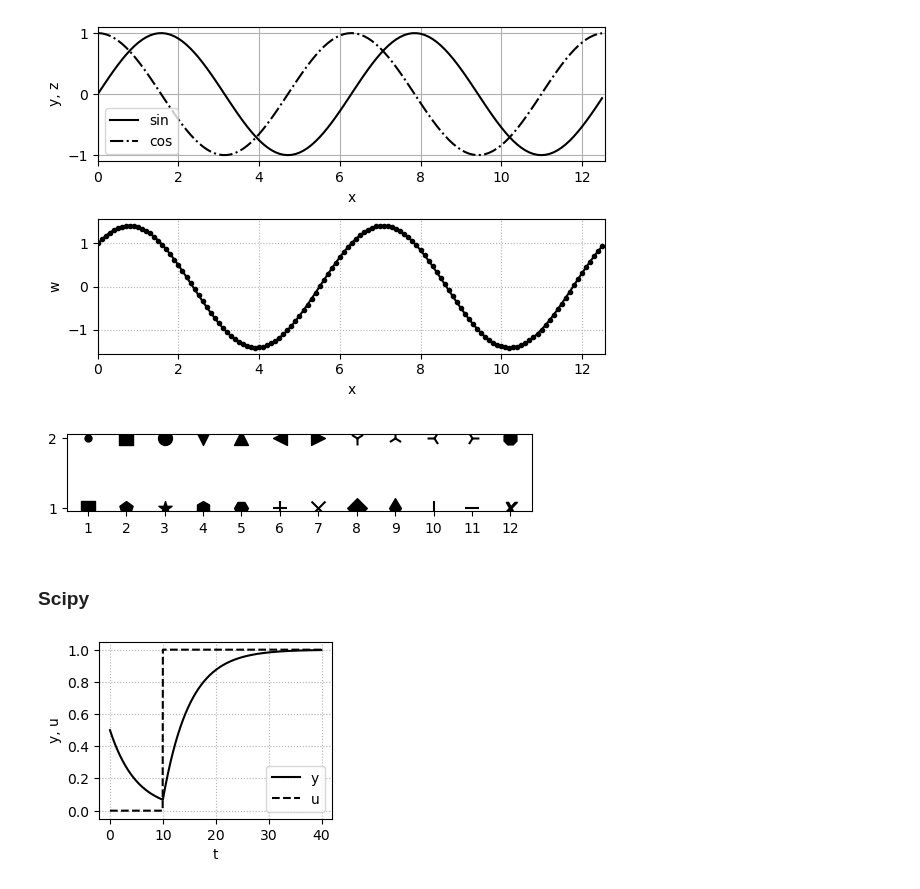
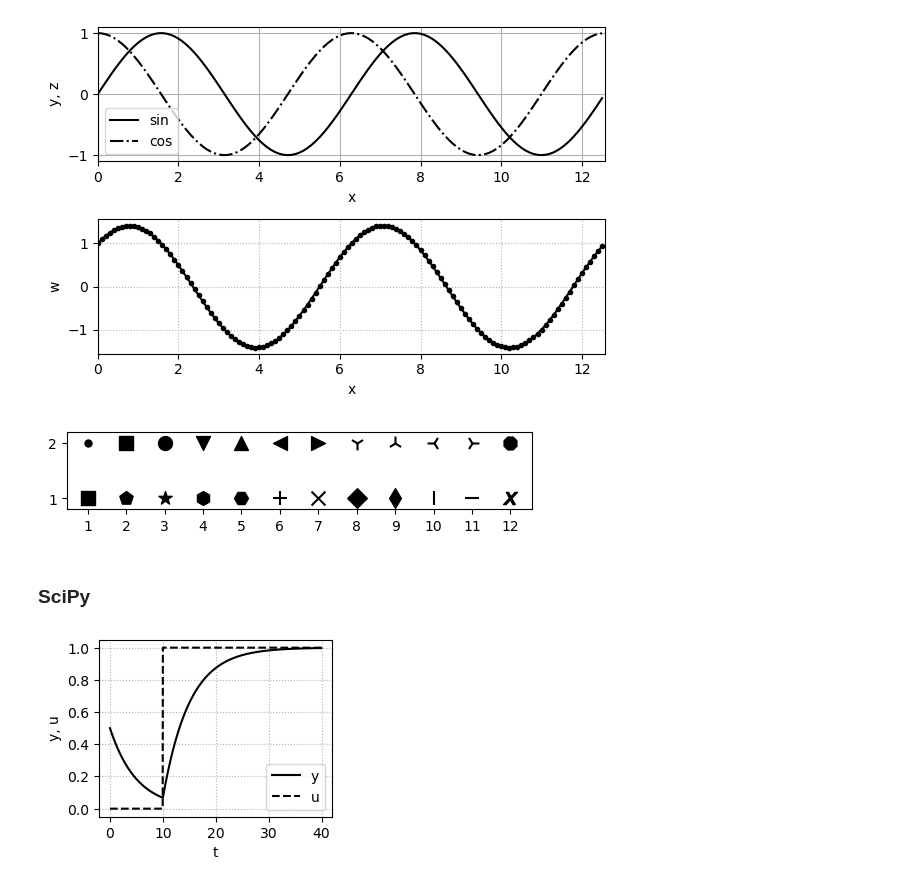
Before and after one commit to 373yuki/pyctrl2, a Jupyter notebook: chap2.ipynb, the cells around one changed output. Drawn from its saved outputs; the diff is of its cells as text; code cells hidden in the pictures.

```diff
--- a/chap2.ipynb
+++ b/chap2.ipynb
@@ -547,26 +871,27 @@ fig.tight_layout()
 # %%
 import matplotlib.pyplot as plt
 import numpy as np
 
 x  = np.arange(1, 13)
 y1 = np.repeat(2, 12)
 y2 = np.repeat(1, 12)
 
 markers1 = ['.', ',', 'o', 'v', '^', '<', '>', '1', '2', '3', '4', '8']
 markers2 = ['s', 'p', '*', 'h', 'H', '+', 'x', 'D', 'd', '|', '_', '$x$']
 
 fig, ax = plt.subplots(1,1, figsize=(6, 1))
 for i in x-1:
     ax.scatter(x[i], y1[i], color='k', s=100, marker=markers1[i])
     ax.scatter(x[i], y2[i], color='k', s=100, marker=markers2[i])
     ax.set_xticks(np.linspace(1, 12, 12))
+    ax.set_ylim([0.8, 2.2])
     ax.set_yticks([1,2])
 
 # fig.savefig("markers.pdf", transparent=True, bbox_inches="tight", pad_inches=0.0)
 # %% [output]
-[figure, old version]
+[figure, new version]
 # %% [markdown]
-### Scipy
+### SciPy
 # %%
 from scipy.integrate import odeint
 import numpy as np
```
Also changed, not shown: parts of 156 cells of this notebook.
